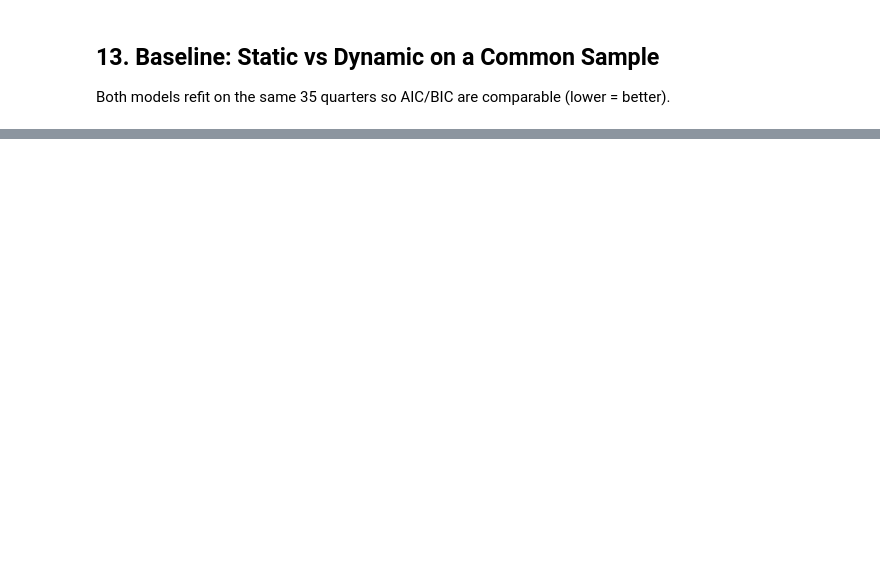
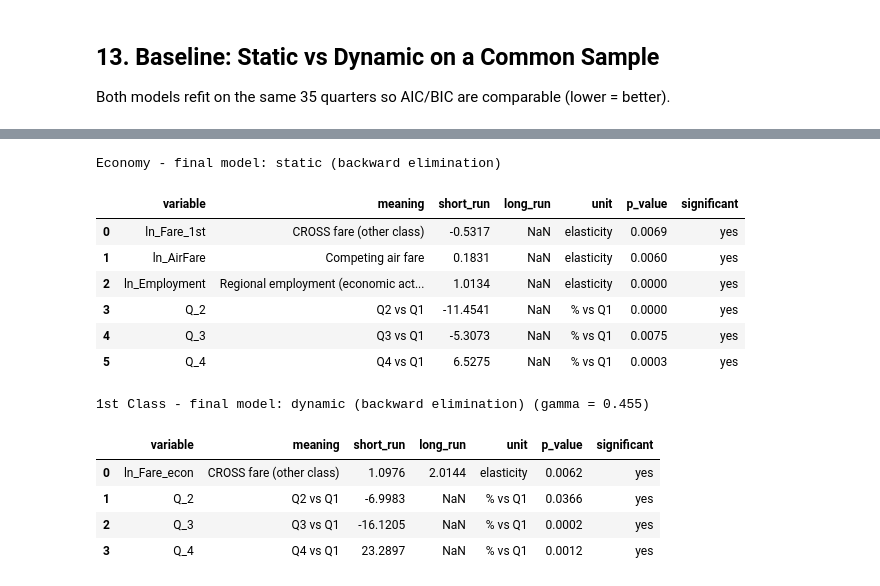
Before and after one commit to sankha-jay-stack/assignment-data, a Jupyter notebook: TransitRidershipDemandModel_Full.ipynb, the cells around one changed output, grey strips where cells are left out. Cells and saved outputs as stored; diff of their text form; code cells hidden in the pictures; blank space fills up the shorter version.

Commit message:
Update with backwards elimination

```diff
--- a/TransitRidershipDemandModel_Full.ipynb
+++ b/TransitRidershipDemandModel_Full.ipynb
@@ -99,8 +127,6 @@ def meta_for(cls):
         "ln_AirFare":    ("elasticity", "Competing air fare"),
         "ln_GasPrice":   ("elasticity", "Gas price (driving-cost proxy)"),
         "ln_Employment": ("elasticity", "Regional employment (economic activity)"),
-        "ln_FareRatio":  ("elasticity", "Relative fare, 1st Class / Economy"),
-        "trend":         ("semi-elasticity", "Linear time trend (per quarter)"),
         "Delays":        ("semi-elasticity", "Schedule-delay count (service quality)"),
         "Q_2": ("dummy", "Q2 vs Q1"), "Q_3": ("dummy", "Q3 vs Q1"), "Q_4": ("dummy", "Q4 vs Q1"),
     }
@@ -393,5 +527,0 @@ print(f"\n=> gamma = {g:.3f}, p = {p:.3f}: lagged demand is {'' if p < ALPHA els
-# %%
-for cls, m, lag in [("Economy", r_econ_dyn, "ln_Q_econ_lag1"), ("1st Class", r_1st_dyn, "ln_Q_1st_lag1")]:
-    t = sr_lr_table(m, lag)
-    print(f"{cls}: gamma = {t.attrs['gamma']:.4f}")
-    display(t.round(4))
@@ -490,0 +767,7 @@ for cls in CLASSES:
+# %%
+print("INTERPRETATION - 1st Class, final model (backward elimination)")
+interpret_model(be_1st_dyn, "1st Class")
+g, p = be_1st_dyn.params[CLASSES["1st Class"]["lag"]], be_1st_dyn.pvalues[CLASSES["1st Class"]["lag"]]
+print(f"\n=> gamma = {g:.3f}, p = {p:.3f}: lagged demand is {'' if p < ALPHA else 'NOT '}statistically significant at 5%.")
+print(f"   Speed of adjustment = 1 - gamma = {1-g:.3f}: about {100*(1-g):.0f}% of the gap to the long-run level "
+      f"is closed each quarter.")
@@ -490,0 +807,41 @@ for cls in CLASSES:
+# %%
+FINAL_MODELS = {"Economy": be_econ_static, "1st Class": be_1st_dyn}
+FINAL_DESC = {"Economy": "static (backward elimination)", "1st Class": "dynamic (backward elimination)"}
+
+def final_table(cls):
+    m = FINAL_MODELS[cls]; c = CLASSES[cls]; meta = meta_for(cls)
+    g = m.params.get(c["lag"], 0.0)
+    rows = []
+    for v in m.params.index:
+        if v in ("Intercept", c["lag"]):
+            continue
+        kind, label = meta.get(v, ("elasticity", v))
+        b = m.params[v]
+        eff = (np.exp(b) - 1) * 100 if kind == "dummy" else (b * 100 if kind == "semi-elasticity" else b)
+        unit = "% vs Q1" if kind == "dummy" else ("% per unit" if kind == "semi-elasticity" else "elasticity")
+        rows.append(dict(variable=v, meaning=label, short_run=eff,
+                         long_run=eff / (1 - g) if (c["lag"] in m.params.index and kind != "dummy") else np.nan,
+                         unit=unit, p_value=m.pvalues[v],
+                         significant="yes" if m.pvalues[v] < ALPHA else ("10%" if m.pvalues[v] < 0.10 else "no")))
+    return pd.DataFrame(rows), g
+
+for cls in CLASSES:
+    t, g = final_table(cls)
+    extra = f" (gamma = {g:.3f})" if CLASSES[cls]["lag"] in FINAL_MODELS[cls].params.index else ""
+    print(f"{cls} - final model: {FINAL_DESC[cls]}{extra}")
+    display(t.round(4))
+# %% [output]
+Economy - final model: static (backward elimination)
+|  | variable | meaning | short_run | long_run | unit | p_value | significant |
+| 0 | ln_Fare_1st | CROSS fare (other class) | -0.5317 | NaN | elasticity | 0.0069 | yes |
+| 1 | ln_AirFare | Competing air fare | 0.1831 | NaN | elasticity | 0.0060 | yes |
+| 2 | ln_Employment | Regional employment (economic act... | 1.0134 | NaN | elasticity | 0.0000 | yes |
+| 3 | Q_2 | Q2 vs Q1 | -11.4541 | NaN | % vs Q1 | 0.0000 | yes |
+| 4 | Q_3 | Q3 vs Q1 | -5.3073 | NaN | % vs Q1 | 0.0075 | yes |
+| 5 | Q_4 | Q4 vs Q1 | 6.5275 | NaN | % vs Q1 | 0.0003 | yes |
+1st Class - final model: dynamic (backward elimination) (gamma = 0.455)
+|  | variable | meaning | short_run | long_run | unit | p_value | significant |
+| 0 | ln_Fare_econ | CROSS fare (other class) | 1.0976 | 2.0144 | elasticity | 0.0062 | yes |
+| 1 | Q_2 | Q2 vs Q1 | -6.9983 | NaN | % vs Q1 | 0.0366 | yes |
+| 2 | Q_3 | Q3 vs Q1 | -16.1205 | NaN | % vs Q1 | 0.0002 | yes |
+| 3 | Q_4 | Q4 vs Q1 | 23.2897 | NaN | % vs Q1 | 0.0012 | yes |
```
Also changed, not shown: parts of 63 cells of this notebook, 2 other files.
